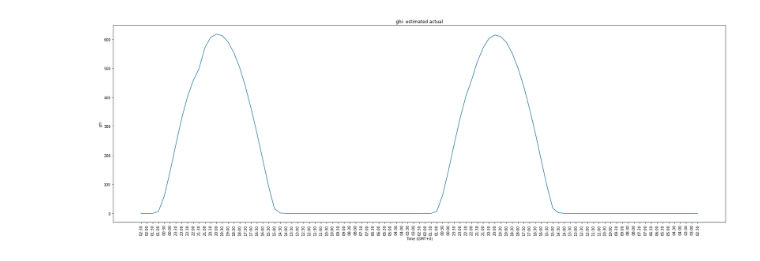
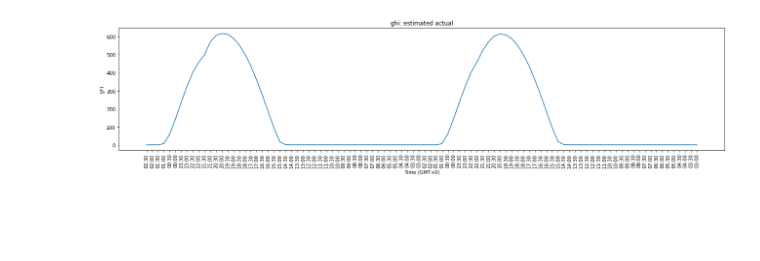
Before and after one commit to inst126-sol/solcast_data_visualiser, a Jupyter notebook: demo.ipynb, the cells around one changed output. Cells and saved outputs as stored; diff of their text form; code cells hidden in the pictures; blank space fills up the shorter version.

```diff
--- a/demo.ipynb
+++ b/demo.ipynb
@@ -62,43 +62,44 @@ def world_pv_power():
 raw_world_data = world_sol_radiation_data_api()['estimated_actuals']
 raw_rooftop_data = rooftop_sites()['estimated_actuals']
 
 # convert json data into dictionary readable by panda - bring over to main branch
 def convert_data(raw_data):
     data = {}
     # initialize key-value pairs as empty lists
     for variable in raw_data[0]:
         data[variable] = []
     # restructure raw data into dictionary with variable labels as keys and data as values
     for i in range(len(raw_data)):
         for variable in raw_data[i]:
             list = data[variable]
             list.append(raw_data[i][variable])
     # construct dataframe
     df = pd.DataFrame.from_dict(data)
     return df
+
 world_df = convert_data(raw_world_data)
 rooftop_df = convert_data(raw_rooftop_data)
 
-#print(world_df.head(25))
 # create a list of times from 'period_end' - these will be our axis labels
-times = []
-for i in range(len(world_df)):
-    date_time = world_df['period_end'][i]
-    #print(i)
-    time = date_time[11:16]
-    #print(time)
-    times.append(time)
-world_df['period_end_time'] = times
+def time_labels(data_frame):
+    times = []
+    for i in range(len(data_frame)):
+        date_time = data_frame['period_end'][i]
+        #print(i)
+        time = date_time[11:16]
+        #print(time)
+        times.append(time)
+    return times
+
+world_df['period_end_time'] = time_labels(world_df)
 
 # plot world_df as lineplot
-#world_fig = plt.figure(figsize = (7,4))
 plt.plot('period_end','ghi', data=world_df)
 plt.title('ghi: estimated actual')
 plt.xlabel('Time (GMT+0)')
 plt.ylabel('ghi')
 plt.xticks(world_df['period_end'], world_df['period_end_time'], rotation = 'vertical')
-plt.subplots_adjust(right=4, top = 2)
+plt.subplots_adjust(right=3, top = 1)
 plt.show()
-#world_fig.savefig('plot.png')
 # %% [output]
-[figure, old version]
+[figure, new version]
```
